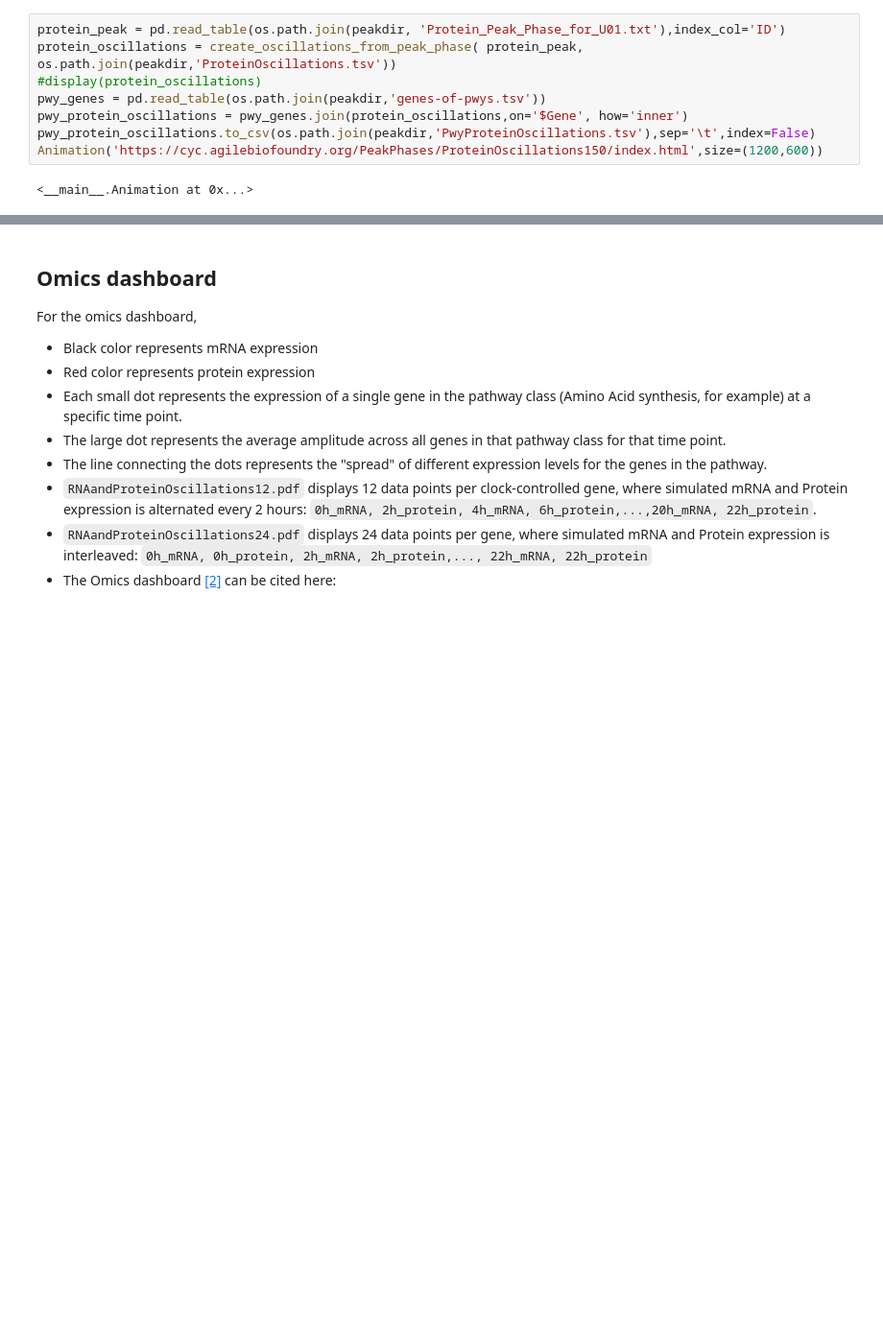
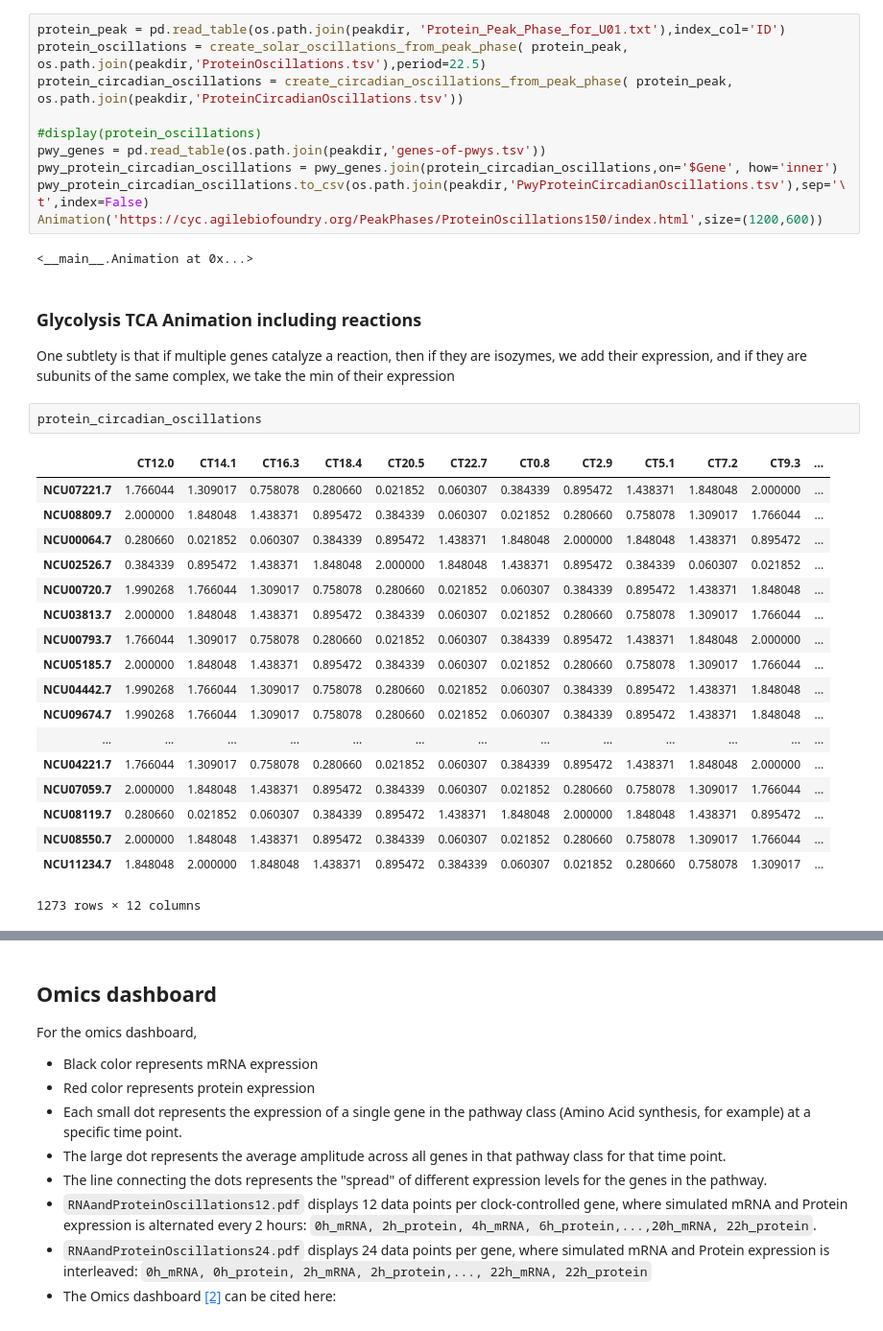
Before and after one commit to djinnome/PeakPhases, a Jupyter notebook: PeakPhaseAnalysis.ipynb, the cells around one changed output, grey strips where cells are left out. Shown at 96% size. Cells and saved outputs as stored; diff of their text form; blank space fills up the shorter version.

```diff
--- a/PeakPhaseAnalysis.ipynb
+++ b/PeakPhaseAnalysis.ipynb
@@ -146,11 +222,38 @@ Animation('https://cyc.agilebiofoundry.org/PeakPhases/RNAOscillations150/index.h
 * `PwyProteinOscillations.tsv` contains expression data for only clock-controlled proteins that are enzymes in a known pathway. This dataset is used to generate the protein cellular overview animation.
 # %%
 protein_peak = pd.read_table(os.path.join(peakdir, 'Protein_Peak_Phase_for_U01.txt'),index_col='ID')
-protein_oscillations = create_oscillations_from_peak_phase( protein_peak, os.path.join(peakdir,'ProteinOscillations.tsv'))
+protein_oscillations = create_solar_oscillations_from_peak_phase( protein_peak, os.path.join(peakdir,'ProteinOscillations.tsv'),period=22.5)
+protein_circadian_oscillations = create_circadian_oscillations_from_peak_phase( protein_peak, os.path.join(peakdir,'ProteinCircadianOscillations.tsv'))
+
 #display(protein_oscillations)
 pwy_genes = pd.read_table(os.path.join(peakdir,'genes-of-pwys.tsv'))
-pwy_protein_oscillations = pwy_genes.join(protein_oscillations,on='$Gene', how='inner')
-pwy_protein_oscillations.to_csv(os.path.join(peakdir,'PwyProteinOscillations.tsv'),sep='\t',index=False)
+pwy_protein_circadian_oscillations = pwy_genes.join(protein_circadian_oscillations,on='$Gene', how='inner')
+pwy_protein_circadian_oscillations.to_csv(os.path.join(peakdir,'PwyProteinCircadianOscillations.tsv'),sep='\t',index=False)
 Animation('https://cyc.agilebiofoundry.org/PeakPhases/ProteinOscillations150/index.html',size=(1200,600))
 # %% [output]
 <__main__.Animation at 0x...>
+# %% [markdown]
+### Glycolysis TCA Animation including reactions
+
+One subtlety is that if multiple genes catalyze a reaction, then if they are isozymes, we add their expression, and if they are subunits of the same complex, we take the min of their expression
+# %%
+protein_circadian_oscillations
+# %% [output]
+|  | CT12.0 | CT14.1 | CT16.3 | CT18.4 | CT20.5 | CT22.7 | CT0.8 | CT2.9 | CT5.1 | CT7.2 | CT9.3 | ... |
+| NCU07221.7 | 1.766044 | 1.309017 | 0.758078 | 0.280660 | 0.021852 | 0.060307 | 0.384339 | 0.895472 | 1.438371 | 1.848048 | 2.000000 | ... |
+| NCU08809.7 | 2.000000 | 1.848048 | 1.438371 | 0.895472 | 0.384339 | 0.060307 | 0.021852 | 0.280660 | 0.758078 | 1.309017 | 1.766044 | ... |
+| NCU00064.7 | 0.280660 | 0.021852 | 0.060307 | 0.384339 | 0.895472 | 1.438371 | 1.848048 | 2.000000 | 1.848048 | 1.438371 | 0.895472 | ... |
+| NCU02526.7 | 0.384339 | 0.895472 | 1.438371 | 1.848048 | 2.000000 | 1.848048 | 1.438371 | 0.895472 | 0.384339 | 0.060307 | 0.021852 | ... |
+| NCU00720.7 | 1.990268 | 1.766044 | 1.309017 | 0.758078 | 0.280660 | 0.021852 | 0.060307 | 0.384339 | 0.895472 | 1.438371 | 1.848048 | ... |
+| NCU03813.7 | 2.000000 | 1.848048 | 1.438371 | 0.895472 | 0.384339 | 0.060307 | 0.021852 | 0.280660 | 0.758078 | 1.309017 | 1.766044 | ... |
+| NCU00793.7 | 1.766044 | 1.309017 | 0.758078 | 0.280660 | 0.021852 | 0.060307 | 0.384339 | 0.895472 | 1.438371 | 1.848048 | 2.000000 | ... |
+| NCU05185.7 | 2.000000 | 1.848048 | 1.438371 | 0.895472 | 0.384339 | 0.060307 | 0.021852 | 0.280660 | 0.758078 | 1.309017 | 1.766044 | ... |
+| NCU04442.7 | 1.990268 | 1.766044 | 1.309017 | 0.758078 | 0.280660 | 0.021852 | 0.060307 | 0.384339 | 0.895472 | 1.438371 | 1.848048 | ... |
+| NCU09674.7 | 1.990268 | 1.766044 | 1.309017 | 0.758078 | 0.280660 | 0.021852 | 0.060307 | 0.384339 | 0.895472 | 1.438371 | 1.848048 | ... |
+| ... | ... | ... | ... | ... | ... | ... | ... | ... | ... | ... | ... | ... |
+| NCU04221.7 | 1.766044 | 1.309017 | 0.758078 | 0.280660 | 0.021852 | 0.060307 | 0.384339 | 0.895472 | 1.438371 | 1.848048 | 2.000000 | ... |
+| NCU07059.7 | 2.000000 | 1.848048 | 1.438371 | 0.895472 | 0.384339 | 0.060307 | 0.021852 | 0.280660 | 0.758078 | 1.309017 | 1.766044 | ... |
+| NCU08119.7 | 0.280660 | 0.021852 | 0.060307 | 0.384339 | 0.895472 | 1.438371 | 1.848048 | 2.000000 | 1.848048 | 1.438371 | 0.895472 | ... |
+| NCU08550.7 | 2.000000 | 1.848048 | 1.438371 | 0.895472 | 0.384339 | 0.060307 | 0.021852 | 0.280660 | 0.758078 | 1.309017 | 1.766044 | ... |
+| NCU11234.7 | 1.848048 | 2.000000 | 1.848048 | 1.438371 | 0.895472 | 0.384339 | 0.060307 | 0.021852 | 0.280660 | 0.758078 | 1.309017 | ... |
+1273 rows × 12 columns
```
Also changed, not shown: parts of 22 cells of this notebook, 39 other files.
